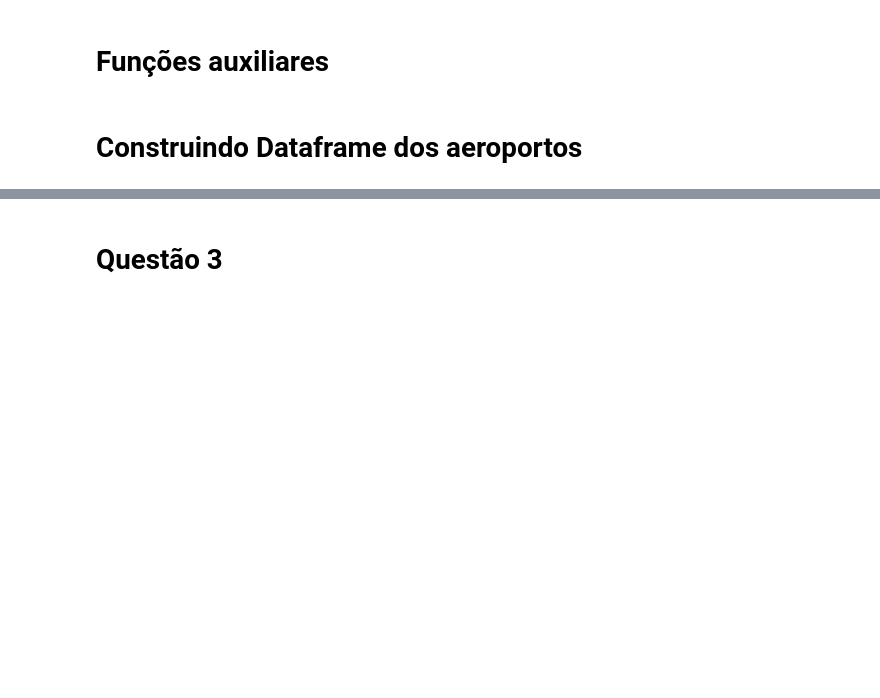
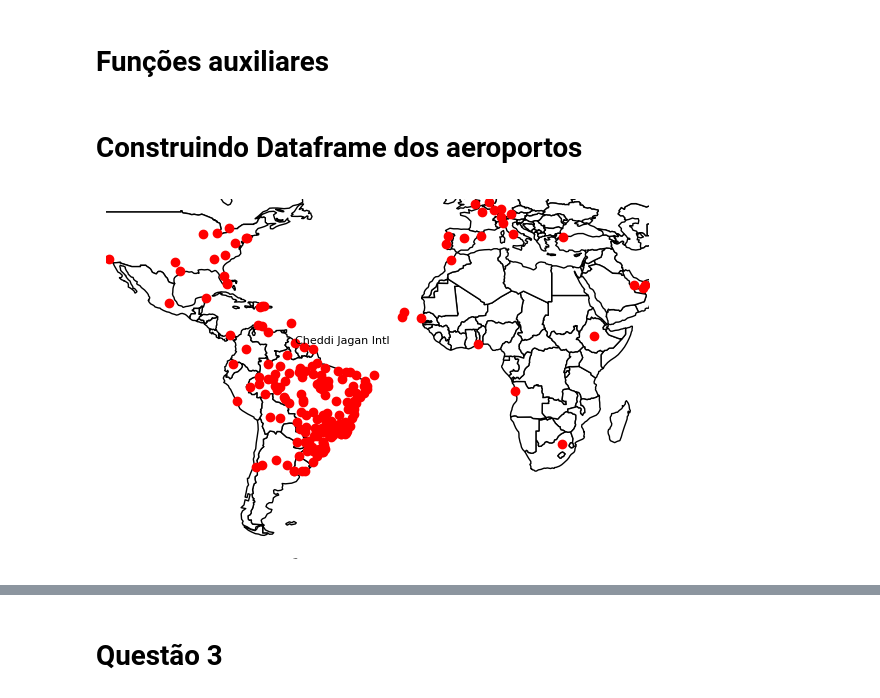
Before and after one commit to mtsodf/algoritmos, a Jupyter notebook: semana07/plots.ipynb, the cells around one changed output, grey strips where cells are left out. Drawn from its saved outputs; the diff is of its cells as text; code cells hidden in the pictures; blank space fills up the shorter version.

Commit message:
Melhoria nos plots

```diff
--- a/semana07/plots.ipynb
+++ b/semana07/plots.ipynb
@@ -65,2 +79,2 @@ group_columns = columns[:6]
 # %%
-df_group = pd.read_csv('BrFlights2_group.csv')
+df_group = pd.read_csv('BrFlights2_group_guiana_corrected.csv')
@@ -99,7 +84,34 @@ df_airports = pd.DataFrame.from_dict(airports, orient='index').reset_index()
+# %%
+df_airports, id_to_airport = construct_airports(df_group)
 # %%
 g = Graph(len(df_airports))
 
 for row in df_group.iterrows():
-    id0 = airports[row[1]["Aeroporto.Origem"]]["id"]
-    id1 = airports[row[1]["Aeroporto.Destino"]]["id"]
+    id0 = df_airports[df_airports.name == row[1]["Aeroporto.Origem"]].iloc[0]["id"]
+    id1 = df_airports[df_airports.name == row[1]["Aeroporto.Destino"]].iloc[0]["id"]
     g.add_edge(id0, id1, check=True)
+# %%
+fig, ax = plt.subplots(1, 1, figsize=(7, 7))
+
+world.plot(ax=ax, color='white', edgecolor='black')
+
+ax.plot(df_airports.lon, df_airports.lat, marker='o', lw=0, color='r')
+
+xmin, xmax = df_airports.lon.min(), df_airports.lon.max()
+ymin, ymax = df_airports.lat.min(), df_airports.lat.max()
+
+ymin = df_airports[df_airports.country == "Guiana"].lon.min()
+
+ax.set_xlim(xmin-1, xmax+1)
+ax.set_ylim(ymin-5, ymax+1)
+
+for row in df_airports.iterrows():
+    if row[1].country == "Guiana":
+        ax.text(row[1].lon, row[1].lat, row[1].city, fontsize=8)
+
+ax.set_axis_off()
+
+plt.savefig("tex/figs/corrigido_guiana.pdf")
+plt.show()
+# %% [output]
+[figure, added]
```
Also changed, not shown: parts of 14 cells of this notebook.
